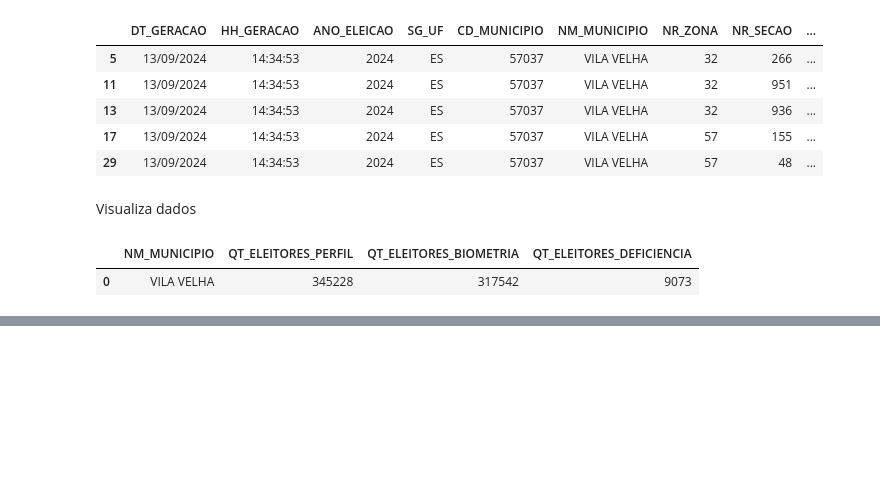
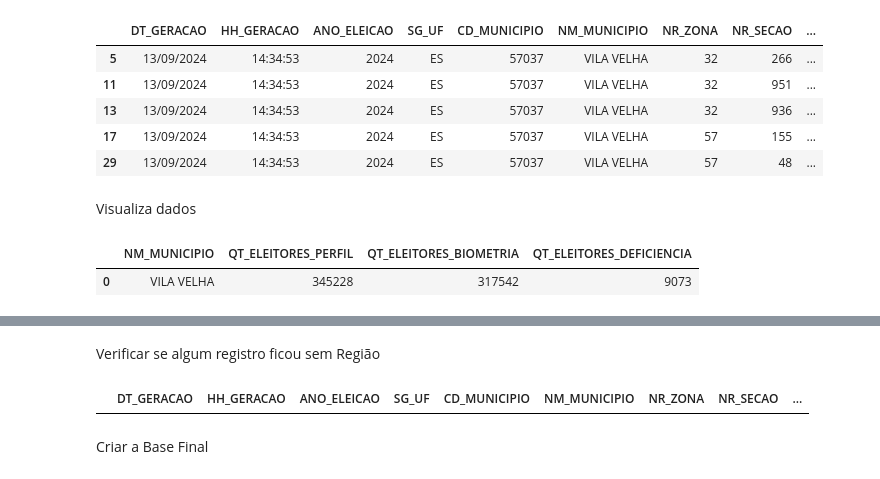
Before and after one commit to JohnDiognes/analise-perfil-eleitor-vila-velha, a Jupyter notebook: notebooks/01_extracao_e_limpeza.ipynb, the cells around one changed output, grey strips where cells are left out. Drawn from its saved outputs; the diff is of its cells as text; code cells hidden in the pictures; blank space fills up the shorter version.

```diff
--- a/notebooks/01_extracao_e_limpeza.ipynb
+++ b/notebooks/01_extracao_e_limpeza.ipynb
@@ -204,0 +312,8 @@ df_locais.head(), df_bairros.head()
+# %% [markdown]
+Verificar se algum registro ficou sem Região
+# %%
+df_final[df_final["nom_bairro"].isna()]
+# %% [output]
+|  | DT_GERACAO | HH_GERACAO | ANO_ELEICAO | SG_UF | CD_MUNICIPIO | NM_MUNICIPIO | NR_ZONA | NR_SECAO | ... |
+# %% [markdown]
+Criar a Base Final
```
Also changed, not shown: parts of 21 cells of this notebook.
